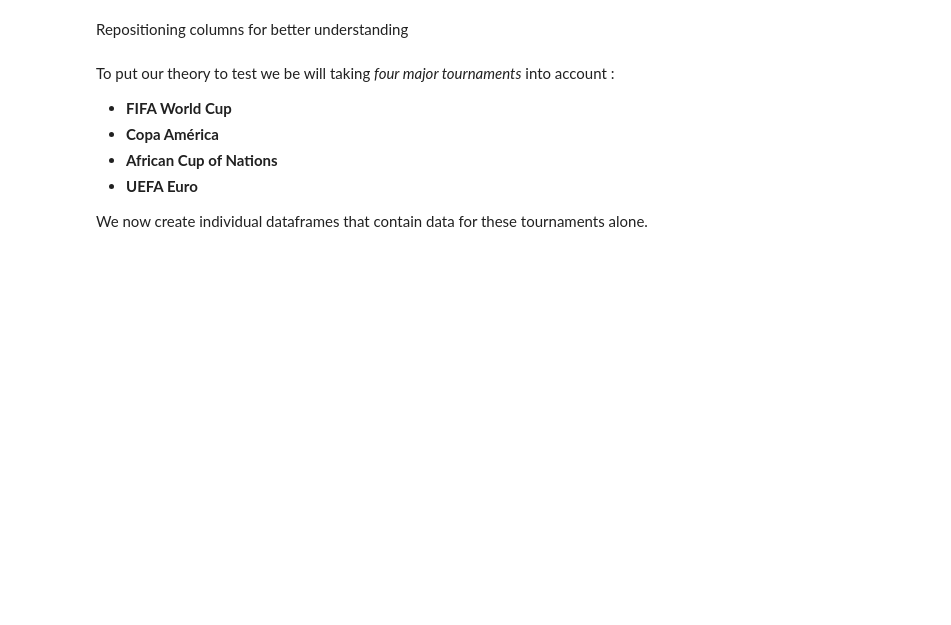
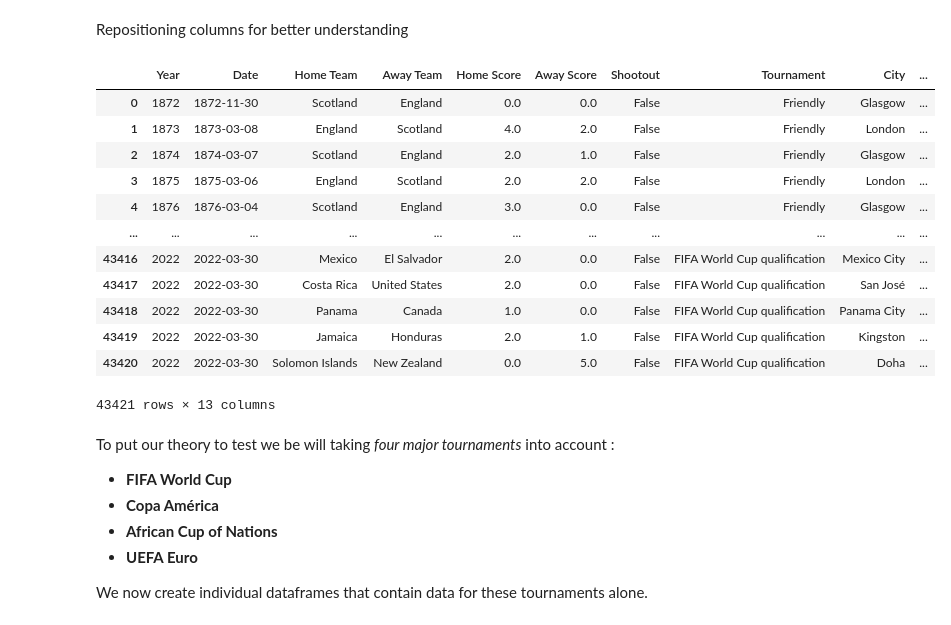
Before and after one commit to hamza-shakir/international-football-dashboard, a Jupyter notebook: home-advantage-in-football.ipynb, the cells around one changed output. Drawn from its saved outputs; the diff is of its cells as text; code cells hidden in the pictures; blank space fills up the shorter version.

```diff
--- a/home-advantage-in-football.ipynb
+++ b/home-advantage-in-football.ipynb
@@ -118,6 +165,22 @@ rs.insert(0, 'Year', year)
 
 shootout = rs.pop('Shootout')
 rs.insert(6, 'Shootout', shootout)
+# %%
+rs
+# %% [output]
+|  | Year | Date | Home Team | Away Team | Home Score | Away Score | Shootout | Tournament | City | ... |
+| 0 | 1872 | 1872-11-30 | Scotland | England | 0.0 | 0.0 | False | Friendly | Glasgow | ... |
+| 1 | 1873 | 1873-03-08 | England | Scotland | 4.0 | 2.0 | False | Friendly | London | ... |
+| 2 | 1874 | 1874-03-07 | Scotland | England | 2.0 | 1.0 | False | Friendly | Glasgow | ... |
+| 3 | 1875 | 1875-03-06 | England | Scotland | 2.0 | 2.0 | False | Friendly | London | ... |
+| 4 | 1876 | 1876-03-04 | Scotland | England | 3.0 | 0.0 | False | Friendly | Glasgow | ... |
+| ... | ... | ... | ... | ... | ... | ... | ... | ... | ... | ... |
+| 43416 | 2022 | 2022-03-30 | Mexico | El Salvador | 2.0 | 0.0 | False | FIFA World Cup qualification | Mexico City | ... |
+| 43417 | 2022 | 2022-03-30 | Costa Rica | United States | 2.0 | 0.0 | False | FIFA World Cup qualification | San José | ... |
+| 43418 | 2022 | 2022-03-30 | Panama | Canada | 1.0 | 0.0 | False | FIFA World Cup qualification | Panama City | ... |
+| 43419 | 2022 | 2022-03-30 | Jamaica | Honduras | 2.0 | 1.0 | False | FIFA World Cup qualification | Kingston | ... |
+| 43420 | 2022 | 2022-03-30 | Solomon Islands | New Zealand | 0.0 | 5.0 | False | FIFA World Cup qualification | Doha | ... |
+43421 rows × 13 columns
 # %% [markdown]
 To put our theory to test we be will taking _four major tournaments_ into account :
 - **FIFA World Cup**
```
Also changed, not shown: parts of 7 cells of this notebook.
